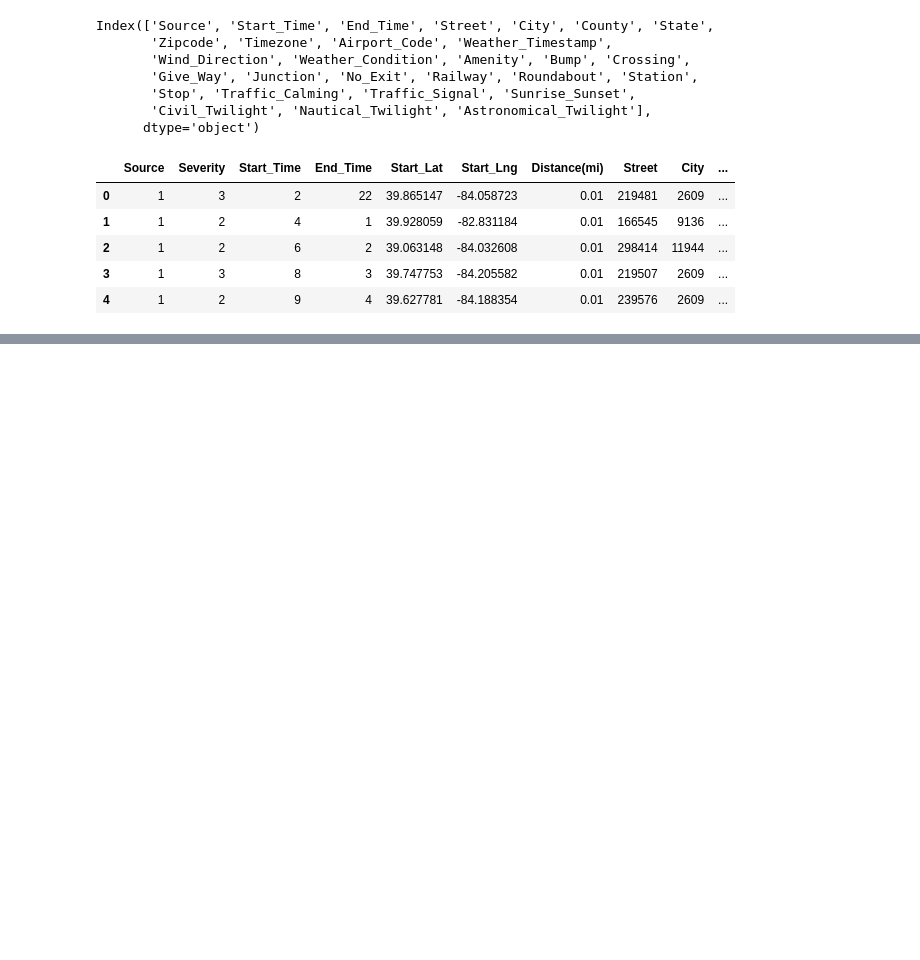
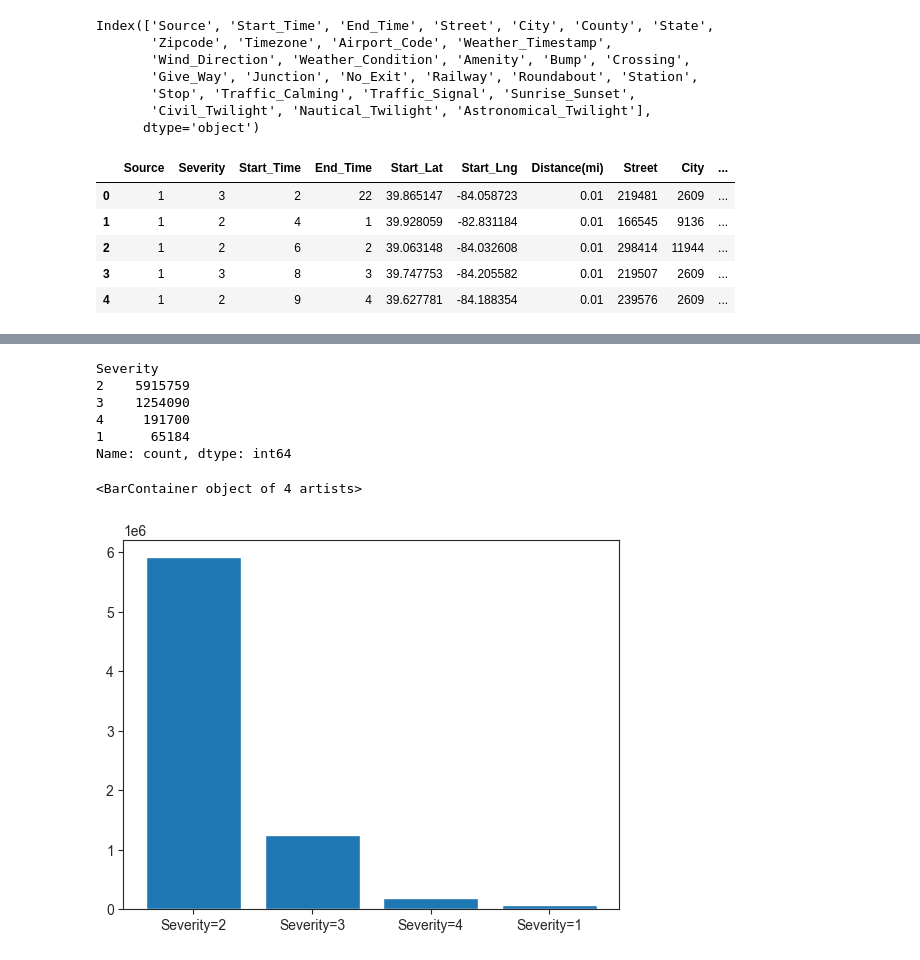
Before and after one commit to AbhirupB/Road-accidents-ML, a Jupyter notebook: EDA and training.ipynb, the cells around one changed output, grey strips where cells are left out. Saved outputs shown, nothing was run; the diff lists cells and outputs as text; code cells hidden in the pictures; blank space fills up the shorter version.

```diff
--- a/EDA and training.ipynb
+++ b/EDA and training.ipynb
@@ -911,0 +940,3 @@ df_copy_train.to_csv('road accident data numeric.csv')
+# %%
+y=df_copy_train['Severity']
+y
@@ -911,0 +956,15 @@ df_copy_train.to_csv('road accident data numeric.csv')
+# %%
+y.value_counts()
+# %% [output]
+Severity
+2    5915759
+3    1254090
+4     191700
+1      65184
+Name: count, dtype: int64
+# %%
+class_names = ['Severity=2', 'Severity=3', 'Severity=4', 'Severity=1']
+plt.bar(class_names, y.value_counts())
+# %% [output]
+<BarContainer object of 4 artists>
+[figure, added]
```
Also changed, not shown: parts of 15 cells of this notebook.
